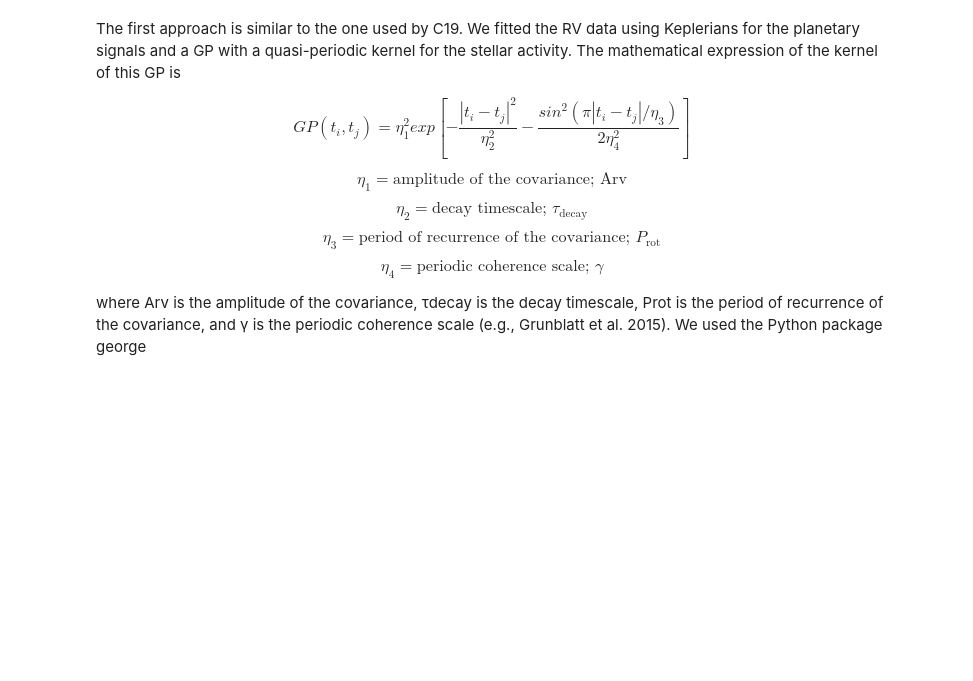
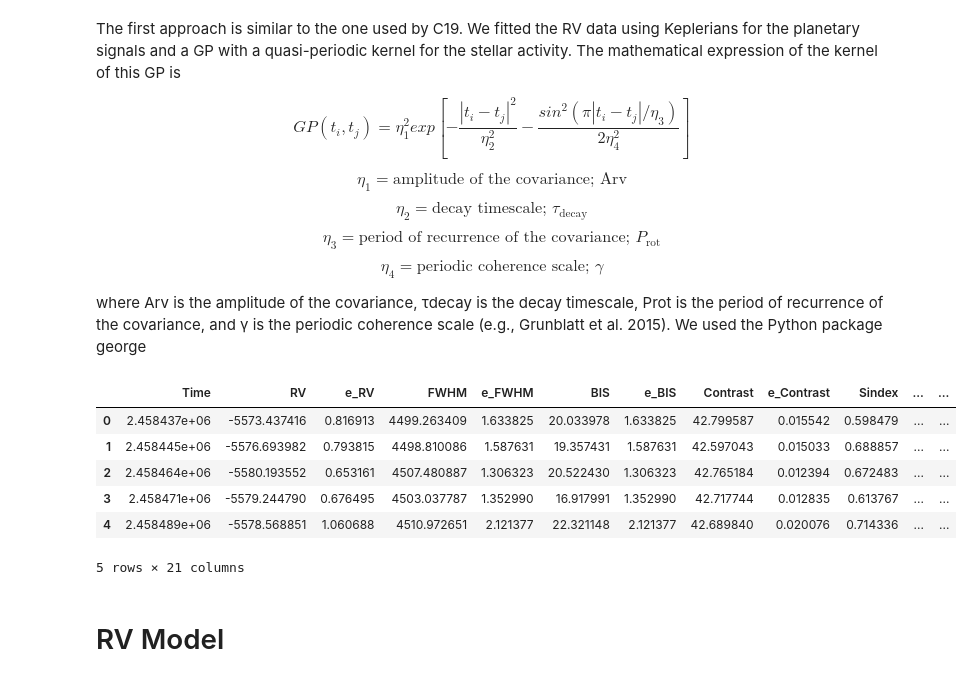
Before and after one commit to MaxTalberg/RV-detection-of-L98-59, a Jupyter notebook: notebooks/fittedRV.ipynb, the cells around one changed output. Drawn from its saved outputs; the diff is of its cells as text; code cells hidden in the pictures; blank space fills up the shorter version.

```diff
--- a/notebooks/fittedRV.ipynb
+++ b/notebooks/fittedRV.ipynb
@@ -31,0 +63,12 @@ pre_df = pd.read_csv('../dataset/ESPRESSO/cleaned_espresso_post.csv')
+# %%
+combined_df.head()
+# %% [output]
+|  | Time | RV | e_RV | FWHM | e_FWHM | BIS | e_BIS | Contrast | e_Contrast | Sindex | ... | ... |
+| 0 | 2.458437e+06 | -5573.437416 | 0.816913 | 4499.263409 | 1.633825 | 20.033978 | 1.633825 | 42.799587 | 0.015542 | 0.598479 | ... | ... |
+| 1 | 2.458445e+06 | -5576.693982 | 0.793815 | 4498.810086 | 1.587631 | 19.357431 | 1.587631 | 42.597043 | 0.015033 | 0.688857 | ... | ... |
+| 2 | 2.458464e+06 | -5580.193552 | 0.653161 | 4507.480887 | 1.306323 | 20.522430 | 1.306323 | 42.765184 | 0.012394 | 0.672483 | ... | ... |
+| 3 | 2.458471e+06 | -5579.244790 | 0.676495 | 4503.037787 | 1.352990 | 16.917991 | 1.352990 | 42.717744 | 0.012835 | 0.613767 | ... | ... |
+| 4 | 2.458489e+06 | -5578.568851 | 1.060688 | 4510.972651 | 2.121377 | 22.321148 | 2.121377 | 42.689840 | 0.020076 | 0.714336 | ... | ... |
+5 rows × 21 columns
+# %% [markdown]
+# RV Model
```
Also changed, not shown: parts of 7 cells of this notebook, 4 other files.
